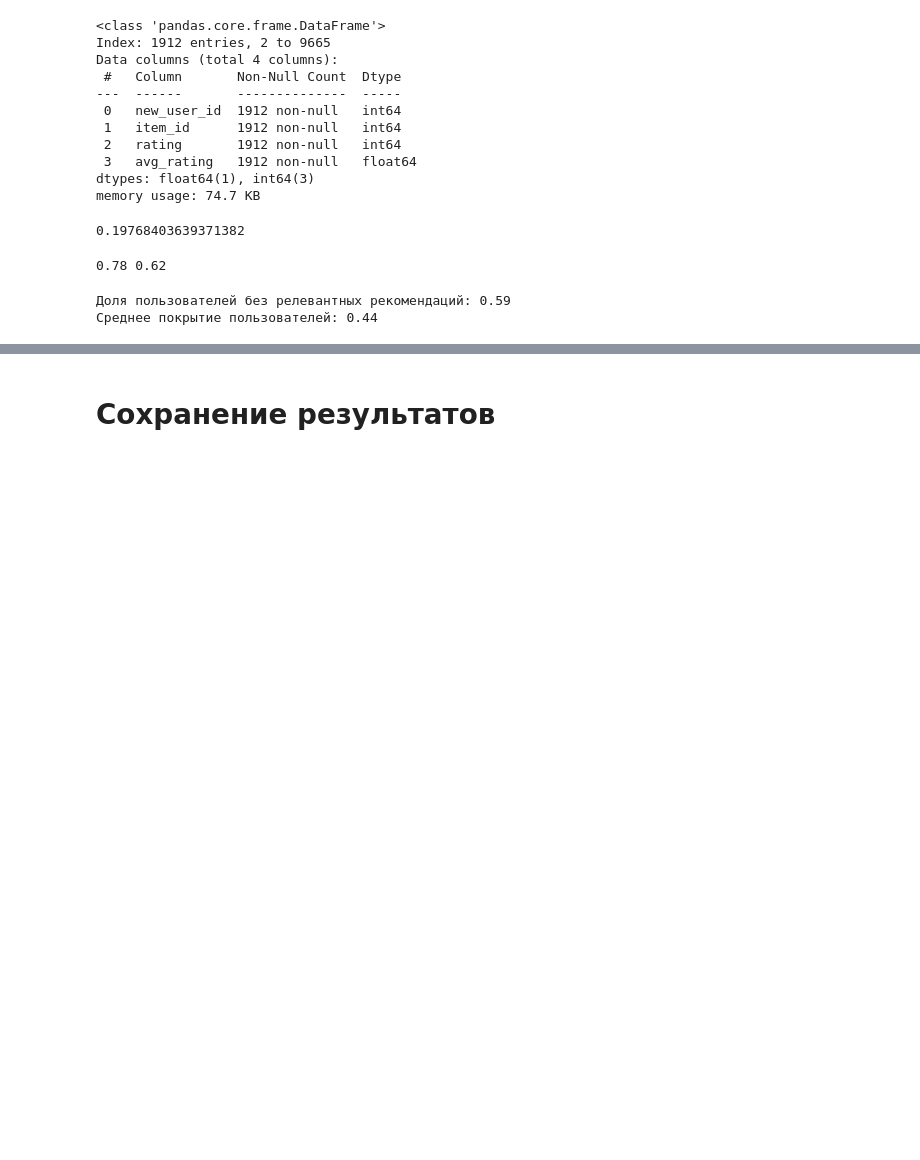
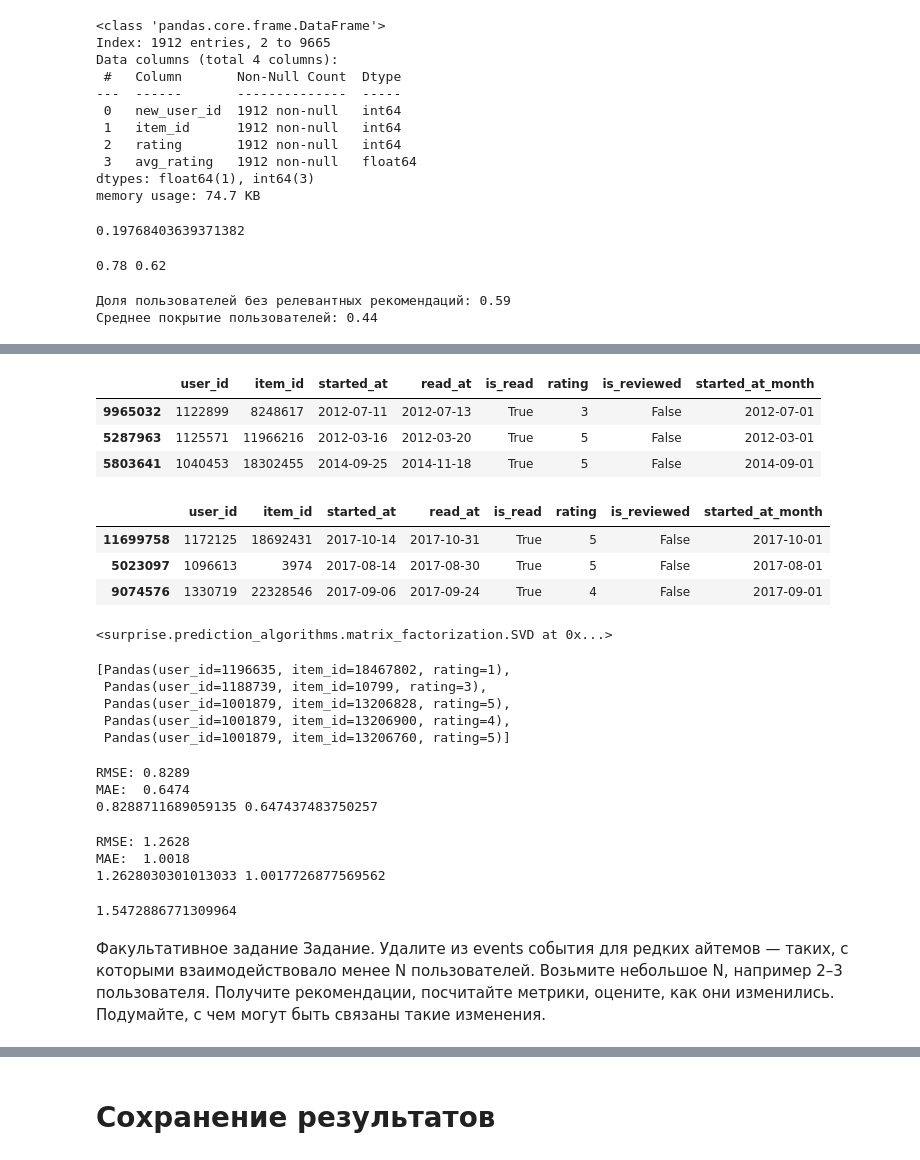
Before and after one commit to Jonzzi/mle-recsys-start, a Jupyter notebook: preprocessing.ipynb, the cells around one changed output, grey strips where cells are left out. Cells and saved outputs as stored; diff of their text form; code cells hidden in the pictures; blank space fills up the shorter version.

Commit message:
Matrix

```diff
--- a/preprocessing.ipynb
+++ b/preprocessing.ipynb
@@ -569,0 +605,6 @@ print(f"Среднее покрытие пользователей: {cold_users_
+# %%
+events_train['user_id'] = events_train['new_user_id']
+events_train.drop('new_user_id', axis=1, inplace=True)
+
+events_test['user_id'] = events_test['new_user_id']
+events_test.drop('new_user_id', axis=1, inplace=True)
@@ -569,0 +630,31 @@ print(f"Среднее покрытие пользователей: {cold_users_
+# %%
+events_train.sample(3)
+# %% [output]
+|  | user_id | item_id | started_at | read_at | is_read | rating | is_reviewed | started_at_month |
+| 9965032 | 1122899 | 8248617 | 2012-07-11 | 2012-07-13 | True | 3 | False | 2012-07-01 |
+| 5287963 | 1125571 | 11966216 | 2012-03-16 | 2012-03-20 | True | 5 | False | 2012-03-01 |
+| 5803641 | 1040453 | 18302455 | 2014-09-25 | 2014-11-18 | True | 5 | False | 2014-09-01 |
+# %%
+events_test.sample(3)
+# %% [output]
+|  | user_id | item_id | started_at | read_at | is_read | rating | is_reviewed | started_at_month |
+| 11699758 | 1172125 | 18692431 | 2017-10-14 | 2017-10-31 | True | 5 | False | 2017-10-01 |
+| 5023097 | 1096613 | 3974 | 2017-08-14 | 2017-08-30 | True | 5 | False | 2017-08-01 |
+| 9074576 | 1330719 | 22328546 | 2017-09-06 | 2017-09-24 | True | 4 | False | 2017-09-01 |
+# %%
+from surprise import Dataset, Reader
+from surprise import SVD
+
+# используем Reader из библиотеки surprise для преобразования событий (events)
+# в формат, необходимый surprise
+reader = Reader(rating_scale=(1, 5))
+surprise_train_set = Dataset.load_from_df(events_train[['user_id', 'item_id', 'rating']], reader)
+surprise_train_set = surprise_train_set.build_full_trainset()
+
+# инициализируем модель
+svd_model = SVD(n_factors=100, random_state=0)
+
+# обучаем модель
+svd_model.fit(surprise_train_set)
+# %% [output]
+<surprise.prediction_algorithms.matrix_factorization.SVD at 0x...>
@@ -569,0 +666,19 @@ print(f"Среднее покрытие пользователей: {cold_users_
+# %%
+surprise_test_set[:5]
+# %% [output]
+[Pandas(user_id=1196635, item_id=18467802, rating=1),
+ Pandas(user_id=1188739, item_id=10799, rating=3),
+ Pandas(user_id=1001879, item_id=13206828, rating=5),
+ Pandas(user_id=1001879, item_id=13206900, rating=4),
+ Pandas(user_id=1001879, item_id=13206760, rating=5)]
+# %%
+from surprise import accuracy
+
+rmse = accuracy.rmse(svd_predictions)
+mae = accuracy.mae(svd_predictions)
+
+print(rmse, mae)
+# %% [output]
+RMSE: 0.8289
+MAE:  0.6474
+0.8288711689059135 0.647437483750257
@@ -569,0 +696,16 @@ print(f"Среднее покрытие пользователей: {cold_users_
+# %%
+rmse_rnd = accuracy.rmse(random_predictions)
+mae_rnd = accuracy.mae(random_predictions)
+
+print(rmse_rnd, mae_rnd)
+# %% [output]
+RMSE: 1.2628
+MAE:  1.0018
+1.2628030301013033 1.0017726877569562
+# %%
+1.0017726877569562 / 0.647437483750257
+# %% [output]
+1.5472886771309964
+# %% [markdown]
+Факультативное задание
+Задание. Удалите из events события для редких айтемов — таких, с которыми взаимодействовало менее N пользователей. Возьмите небольшое N, например 2–3 пользователя. Получите рекомендации, посчитайте метрики, оцените, как они изменились. Подумайте, с чем могут быть связаны такие изменения.
```
Also changed, not shown: parts of 24 cells of this notebook.
